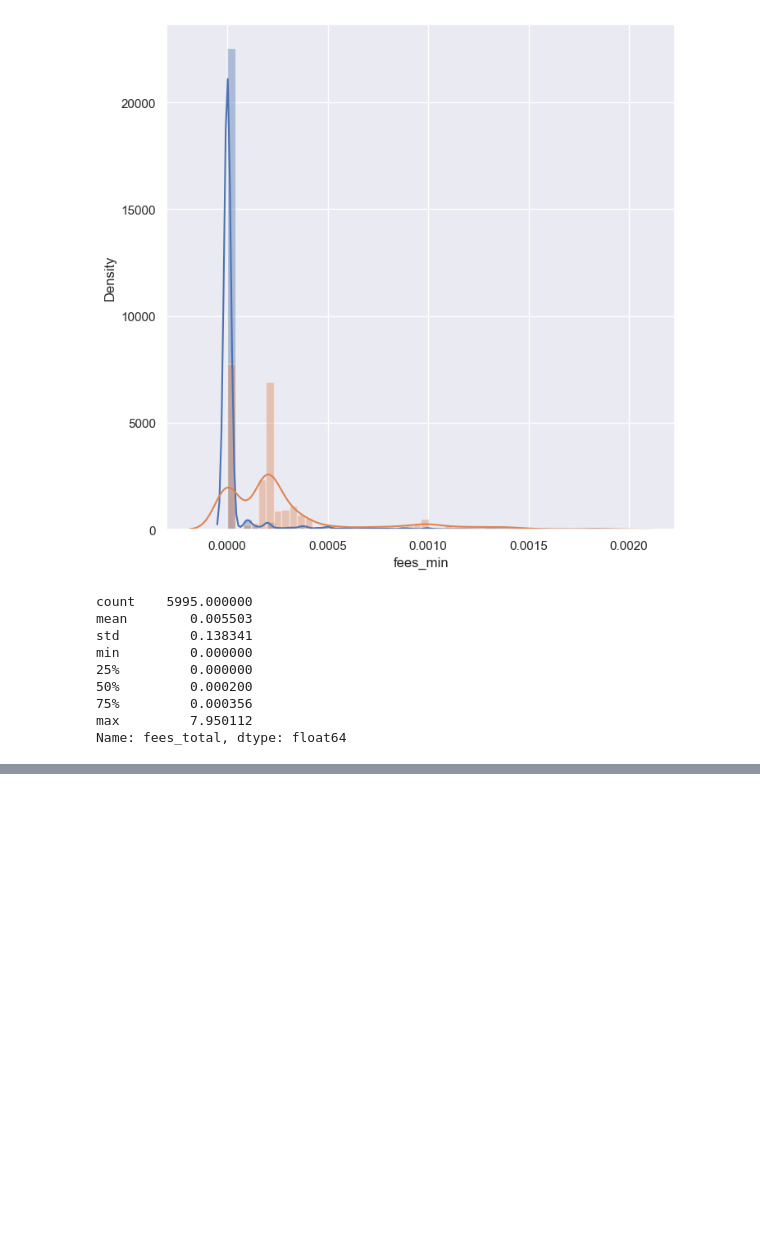
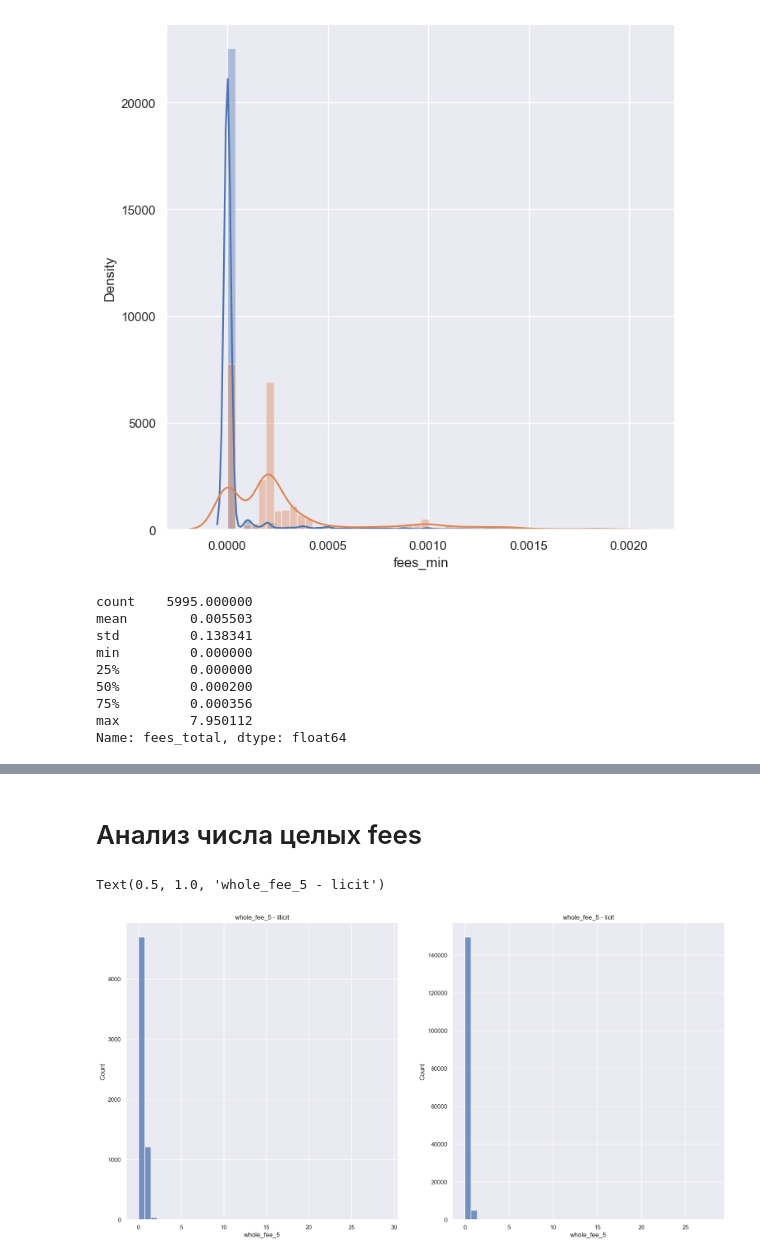
Before and after one commit to egortrussov/btc-fraud-detection, a Jupyter notebook: users_clasterization/users_analysis.ipynb, the cells around one changed output, grey strips where cells are left out. Drawn from its saved outputs; the diff is of its cells as text; code cells hidden in the pictures; blank space fills up the shorter version.

```diff
--- a/users_clasterization/users_analysis.ipynb
+++ b/users_clasterization/users_analysis.ipynb
@@ -525,0 +617,22 @@ Name: fees_total, dtype: float64
+# %% [markdown]
+# Анализ числа целых fees
+# %%
+fig, ax = plt.subplots(1,2, figsize=(20,10))
+
+sns.histplot(
+    data=users_features[(users_features["class"] == 1) & (users_features["whole_fee_5"] > -1) & (users_features["whole_fee_5"] < 30)],
+    x="whole_fee_5",
+    ax=ax[0],
+    bins=40,
+)
+sns.histplot(
+    data=users_features[(users_features["class"] == 2) & (users_features["whole_fee_5"] > -1) & (users_features["whole_fee_5"] < 30)],
+    x="whole_fee_5",
+    ax=ax[1],
+    bins=40,
+)
+ax[0].set_title("whole_fee_5 - illicit")
+ax[1].set_title("whole_fee_5 - licit")
+# %% [output]
+Text(0.5, 1.0, 'whole_fee_5 - licit')
+[figure, added]
```
Also changed, not shown: parts of 10 cells of this notebook, 10 other files.
